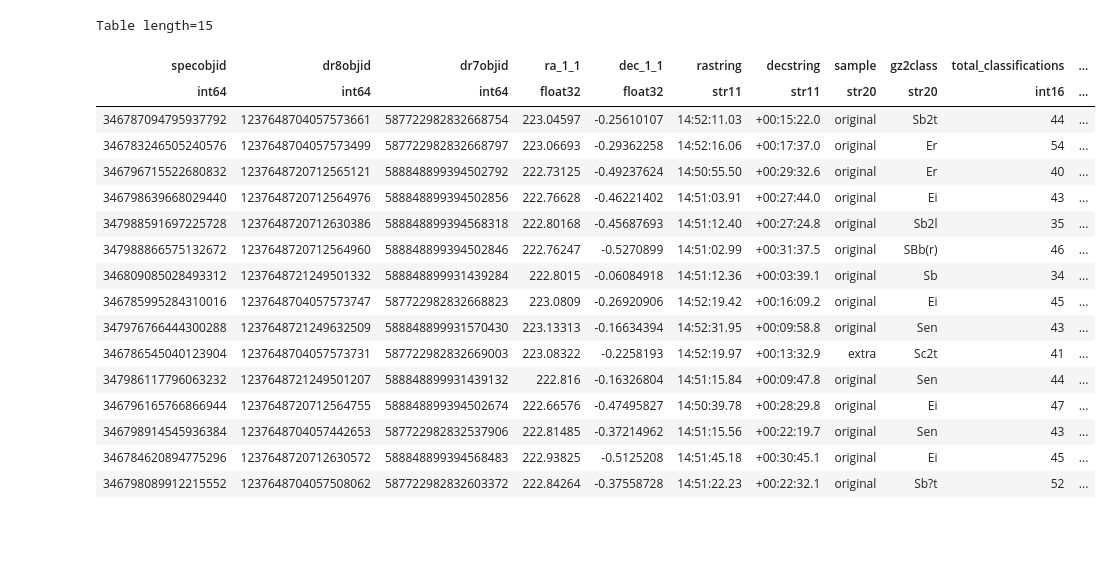
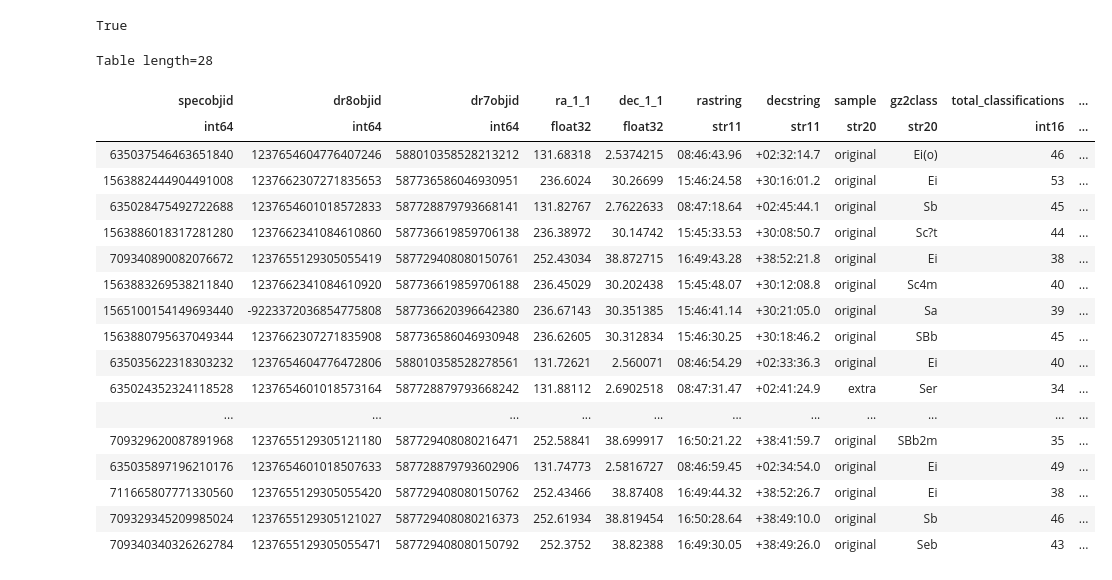
Before and after one commit to tplews98/MPhys_Project, a Jupyter notebook: MT_Week2_Groups.ipynb, the cells around one changed output. Saved outputs shown, nothing was run; the diff lists cells and outputs as text; code cells hidden in the pictures; blank space fills up the shorter version.

```diff
--- a/MT_Week2_Groups.ipynb
+++ b/MT_Week2_Groups.ipynb
@@ -2,14 +19,12 @@
 # from astropy.table import Table
 from astropy.table import Table
 from astropy.io import fits
-import matplotlib.pyplot as plt
 import pandas as pd
 import numpy as np
 
-%matplotlib inline
-
-# Import gz2 data as a table
-filename = "Data\GZ2_main_with _group_data.fits" # Table 5 with SDSS metadata (redshift, photometry)
+# Import .fits data as a table
+# filename = "Data\Group Data (Yang)\galaxy_group_data.fits" # All galaxies in group data set
+filename = "Data\GZ2_main_with_group_data_half_arcsec.fits" # GZ2 galaxies that have been matched to group data set
 
 with fits.open(filename) as data:
     group_data = Table(data[1].data)
@@ -31,6 +46,6 @@ Table length=5
 # %%
 group_data_pandas = group_data.to_pandas()
-group_data_pandas["group size 2"] = group_data_pandas.groupby("group id")["group id"].transform("size")
+group_data_pandas["group_size"] = group_data_pandas.groupby("group id_1")["group id_1"].transform("size")
 
 group_data = Table.from_pandas(group_data_pandas)
 group_data[0:5]
@@ -61,24 +95,29 @@ plt.show()
+# %%
+group_data_pandas["GroupSize_topcat"] == group_data_pandas["group_size"]
+# %% [output]
+True
 # %%
-group_data[(group_data["group size"] == group_data["group size 2"]) & (group_data["group size"] > 14)]
+group_data[(group_data["group size"] == group_data["group size 2"]) & (group_data["group size"] > 8)]
 # %% [output]
-Table length=15
+Table length=28
 | specobjid | dr8objid | dr7objid | ra_1_1 | dec_1_1 | rastring | decstring | sample | gz2class | total_classifications | ... |
 | int64 | int64 | int64 | float32 | float32 | str11 | str11 | str20 | str20 | int16 | ... |
-| 346787094795937792 | 1237648704057573661 | 587722982832668754 | 223.04597 | -0.25610107 | 14:52:11.03 | +00:15:22.0 | original | Sb2t | 44 | ... |
-| 346783246505240576 | 1237648704057573499 | 587722982832668797 | 223.06693 | -0.29362258 | 14:52:16.06 | +00:17:37.0 | original | Er | 54 | ... |
-| 346796715522680832 | 1237648720712565121 | 588848899394502792 | 222.73125 | -0.49237624 | 14:50:55.50 | +00:29:32.6 | original | Er | 40 | ... |
-| 346798639668029440 | 1237648720712564976 | 588848899394502856 | 222.76628 | -0.46221402 | 14:51:03.91 | +00:27:44.0 | original | Ei | 43 | ... |
-| 347988591697225728 | 1237648720712630386 | 588848899394568318 | 222.80168 | -0.45687693 | 14:51:12.40 | +00:27:24.8 | original | Sb2l | 35 | ... |
-| 347988866575132672 | 1237648720712564960 | 588848899394502846 | 222.76247 | -0.5270899 | 14:51:02.99 | +00:31:37.5 | original | SBb(r) | 46 | ... |
-| 346809085028493312 | 1237648721249501332 | 588848899931439284 | 222.8015 | -0.06084918 | 14:51:12.36 | +00:03:39.1 | original | Sb | 34 | ... |
-| 346785995284310016 | 1237648704057573747 | 587722982832668823 | 223.0809 | -0.26920906 | 14:52:19.42 | +00:16:09.2 | original | Ei | 45 | ... |
-| 347976766444300288 | 1237648721249632509 | 588848899931570430 | 223.13313 | -0.16634394 | 14:52:31.95 | +00:09:58.8 | original | Sen | 43 | ... |
-| 346786545040123904 | 1237648704057573731 | 587722982832669003 | 223.08322 | -0.2258193 | 14:52:19.97 | +00:13:32.9 | extra | Sc2t | 41 | ... |
-| 347986117796063232 | 1237648721249501207 | 588848899931439132 | 222.816 | -0.16326804 | 14:51:15.84 | +00:09:47.8 | original | Sen | 44 | ... |
-| 346796165766866944 | 1237648720712564755 | 588848899394502674 | 222.66576 | -0.47495827 | 14:50:39.78 | +00:28:29.8 | original | Ei | 47 | ... |
-| 346798914545936384 | 1237648704057442653 | 587722982832537906 | 222.81485 | -0.37214962 | 14:51:15.56 | +00:22:19.7 | original | Sen | 43 | ... |
-| 346784620894775296 | 1237648720712630572 | 588848899394568483 | 222.93825 | -0.5125208 | 14:51:45.18 | +00:30:45.1 | original | Ei | 45 | ... |
-| 346798089912215552 | 1237648704057508062 | 587722982832603372 | 222.84264 | -0.37558728 | 14:51:22.23 | +00:22:32.1 | original | Sb?t | 52 | ... |
+| 635037546463651840 | 1237654604776407246 | 588010358528213212 | 131.68318 | 2.5374215 | 08:46:43.96 | +02:32:14.7 | original | Ei(o) | 46 | ... |
+| 1563882444904491008 | 1237662307271835653 | 587736586046930951 | 236.6024 | 30.26699 | 15:46:24.58 | +30:16:01.2 | original | Ei | 53 | ... |
+| 635028475492722688 | 1237654601018572833 | 587728879793668141 | 131.82767 | 2.7622633 | 08:47:18.64 | +02:45:44.1 | original | Sb | 45 | ... |
+| 1563886018317281280 | 1237662341084610860 | 587736619859706138 | 236.38972 | 30.14742 | 15:45:33.53 | +30:08:50.7 | original | Sc?t | 44 | ... |
+| 709340890082076672 | 1237655129305055419 | 587729408080150761 | 252.43034 | 38.872715 | 16:49:43.28 | +38:52:21.8 | original | Ei | 38 | ... |
+| 1563883269538211840 | 1237662341084610920 | 587736619859706188 | 236.45029 | 30.202438 | 15:45:48.07 | +30:12:08.8 | original | Sc4m | 40 | ... |
+| 1565100154149693440 | -9223372036854775808 | 587736620396642380 | 236.67143 | 30.351385 | 15:46:41.14 | +30:21:05.0 | original | Sa | 39 | ... |
+| 1563880795637049344 | 1237662307271835908 | 587736586046930948 | 236.62605 | 30.312834 | 15:46:30.25 | +30:18:46.2 | original | SBb | 45 | ... |
+| 635035622318303232 | 1237654604776472806 | 588010358528278561 | 131.72621 | 2.560071 | 08:46:54.29 | +02:33:36.3 | original | Ei | 40 | ... |
+| 635024352324118528 | 1237654601018573164 | 587728879793668242 | 131.88112 | 2.6902518 | 08:47:31.47 | +02:41:24.9 | extra | Ser | 34 | ... |
+| ... | ... | ... | ... | ... | ... | ... | ... | ... | ... | ... |
+| 709329620087891968 | 1237655129305121180 | 587729408080216471 | 252.58841 | 38.699917 | 16:50:21.22 | +38:41:59.7 | original | SBb2m | 35 | ... |
+| 635035897196210176 | 1237654601018507633 | 587728879793602906 | 131.74773 | 2.5816727 | 08:46:59.45 | +02:34:54.0 | original | Ei | 49 | ... |
+| 711665807771330560 | 1237655129305055420 | 587729408080150762 | 252.43466 | 38.87408 | 16:49:44.32 | +38:52:26.7 | original | Ei | 38 | ... |
+| 709329345209985024 | 1237655129305121027 | 587729408080216373 | 252.61934 | 38.819454 | 16:50:28.64 | +38:49:10.0 | original | Sb | 46 | ... |
+| 709340340326262784 | 1237655129305055471 | 587729408080150792 | 252.3752 | 38.82388 | 16:49:30.05 | +38:49:26.0 | original | Seb | 43 | ... |
 # %%
 group_data_pandas["group id"].count()
 # %% [output]
```
Also changed, not shown: parts of 15 cells of this notebook.
